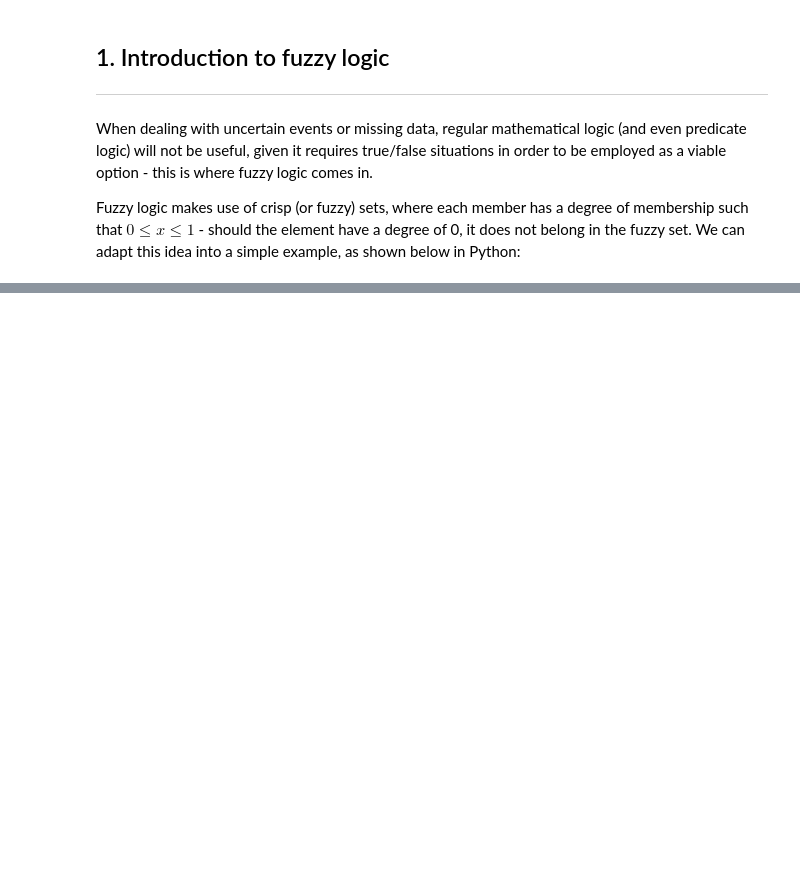
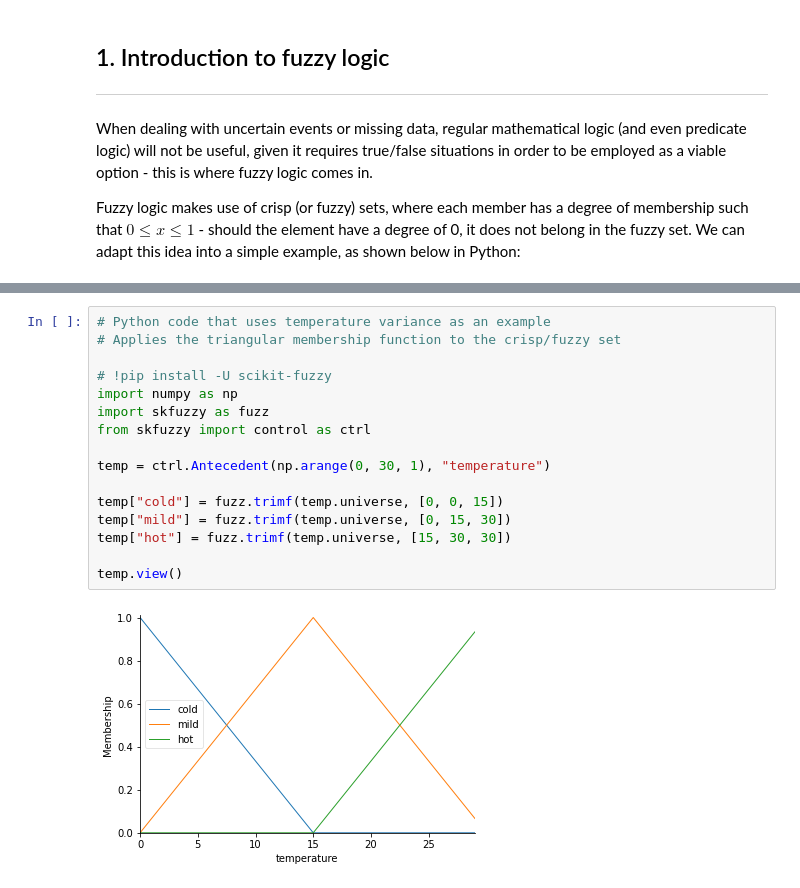
Before and after one commit to pereirarodrigo/fuzzyl, a Jupyter notebook: fuzzy.ipynb, the cells around one changed output, grey strips where cells are left out. Cells and saved outputs as stored; diff of their text form; blank space fills up the shorter version.

Commit message:
Added more Python code to the first section

```diff
--- a/fuzzy.ipynb
+++ b/fuzzy.ipynb
@@ -37,0 +49,18 @@ plt.plot(X, drawstyle = "steps-pre")
+# %%
+# Python code that uses temperature variance as an example
+# Applies the triangular membership function to the crisp/fuzzy set
+
+# !pip install -U scikit-fuzzy
+import numpy as np
+import skfuzzy as fuzz
+from skfuzzy import control as ctrl
+
+temp = ctrl.Antecedent(np.arange(0, 30, 1), "temperature")
+
+temp["cold"] = fuzz.trimf(temp.universe, [0, 0, 15])
+temp["mild"] = fuzz.trimf(temp.universe, [0, 15, 30])
+temp["hot"] = fuzz.trimf(temp.universe, [15, 30, 30])
+
+temp.view()
+# %% [output]
+[figure, added]
```
Also changed, not shown: parts of 3 cells of this notebook.
